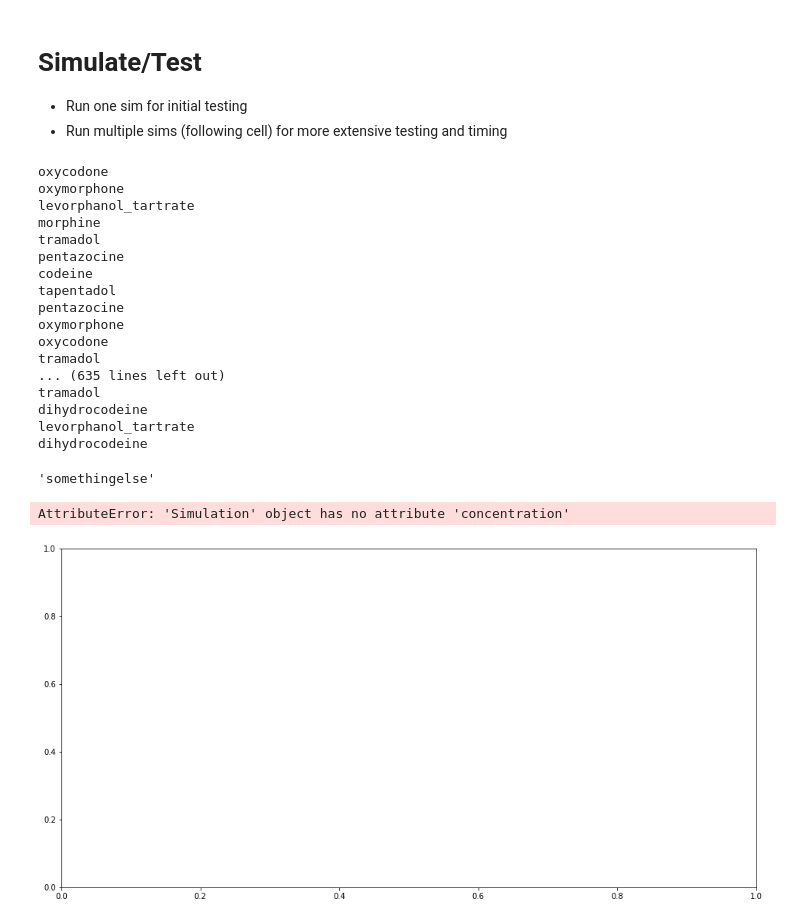
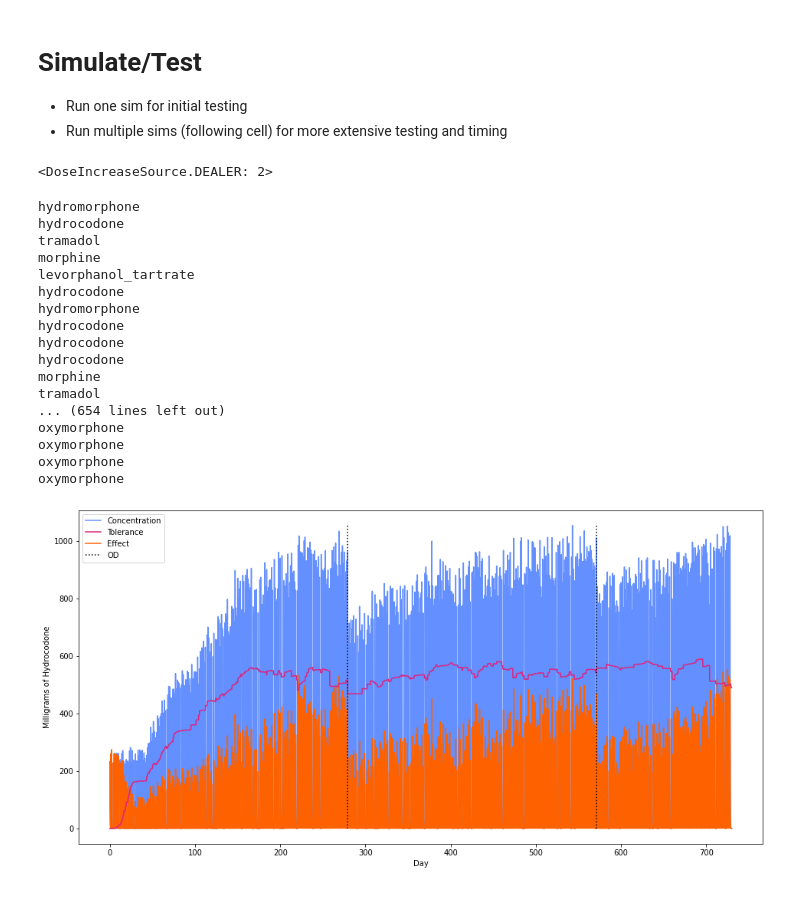
Before and after one commit to RTIInternational/virtual-opioid-user, a Jupyter notebook: test_notebook.ipynb, the cells around one changed output. Saved outputs shown, nothing was run; the diff lists cells and outputs as text; code cells hidden in the pictures.

```diff
--- a/test_notebook.ipynb
+++ b/test_notebook.ipynb
@@ -70,7 +70,7 @@ class Person:
     def __init__(
         self,
         rng: Random,
-        starting_dose: int = 50,
+        starting_dose: int = 250,
         dose_increase: int = 25,
         base_threshold: float = 0.001,
         tolerance_window: int = 3_000,
@@ -612,21 +612,20 @@ class Simulation:
         # create dataframe of dose increases to determine last source
         ## Currently using option 1 - last source is the continued source
         if len(list(self.person.dose_increase_record.items())) > 0:
-            record_df = pd.DataFrame(self.person.dose_increase_record).T
+            dose_dictionary = list(self.person.dose_increase_record.values())
 
         ### Filter to the last entry where the source was not "WILL NOT INCREASE" and the attempt to increase was a success
         ##### If that does not exist then the source/etc. will be based on primary
-            record_df = record_df[(record_df['source'] != DoseIncreaseSource.WILL_NOT_INCREASE) & (record_df['success'] == True)]
-            record_df = record_df.tail(1)
+            last_source = [x for x in dose_dictionary if (x['source'] != DoseIncreaseSource.WILL_NOT_INCREASE) & (x['success'] == True)]
 
             # Determine source
-            if record_df.shape[0] == 0: # if first record --primary
+            if len(last_source) == 0: # if first record --primary
                 self.dose_source = DoseIncreaseSource.PRIMARY_DOCTOR
                 self.dose_type = weighted_random_by_dct(drug_params['drugs_by_source'][str(self.dose_source)])
 
             else:
-                self.dose_source = record_df['source'].iloc[0]
-                self.dose_type = record_df['dose_type'].iloc[0]
+                self.dose_source = last_source[-1]['source']
+                self.dose_type = last_source[-1]['dose_type']
 
         else: # if it's the first timestamp go to primary
             self.dose_source = DoseIncreaseSource.PRIMARY_DOCTOR
@@ -830,28 +857,43 @@ class Simulation:
+# %%
+dose_dictionary = list(simulation.person.dose_increase_record.values())
+last_source = [x for x in dose_dictionary if (x['source'] != DoseIncreaseSource.WILL_NOT_INCREASE) & (x['success'] == True)]
+last_source[-1]['source']
+# %% [output]
+<DoseIncreaseSource.DEALER: 2>
 # %%
 person = Person(rng=Random(1),)
 
 simulation = Simulation(person=person, rng=Random())
 simulation.simulate()
 # %% [output]
-oxycodone
-oxymorphone
+hydromorphone
+hydrocodone
+tramadol
+morphine
 levorphanol_tartrate
+hydrocodone
+hydromorphone
+hydrocodone
+hydrocodone
+hydrocodone
 morphine
 tramadol
-pentazocine
-codeine
-tapentadol
-pentazocine
+... (654 lines left out)
 oxymorphone
-oxycodone
-tramadol
-... (635 lines left out)
-tramadol
-dihydrocodeine
-levorphanol_tartrate
-dihydrocodeine
+oxymorphone
+oxymorphone
+oxymorphone
-# %%
-dct = {"something":1, "somethingelse":2, "another":3}
-max(dct.items())[0]
-# %% [output]
-'somethingelse'
+# %%
+from vou.person import Person
+from vou.opioid import mme_equivalents
+
+import matplotlib.pyplot as plt
+import matplotlib.ticker as ticker
+
+
+def make_ibm_color_palette():
+    """
+    Returns a colorblind-friendly color palette from the IBM design library.
+    See https://davidmathlogic.com/colorblind/#%23648FFF-%23785EF0-%23DC267F-%23FE6100-%23FFB000
+    """
+    return ["#648FFF", "#DC267F", "#FE6100", "#FFB000"]
@@ -858,13 +1005,12 @@ max(dct.items())[0]
 # %%
 fig = visualize(
-            simulation,
+            simulation.person,
             show_desperation=False,
             show_habit=True,
             show_effect=True,
         )
 # %% [output]
-AttributeError: 'Simulation' object has no attribute 'concentration'
-[figure, old version]
+[figure, new version]
 # %%
 n_sims = 100
 for i in range(n_sims):
```
Also changed, not shown: parts of 2 cells of this notebook, 1 other file.
